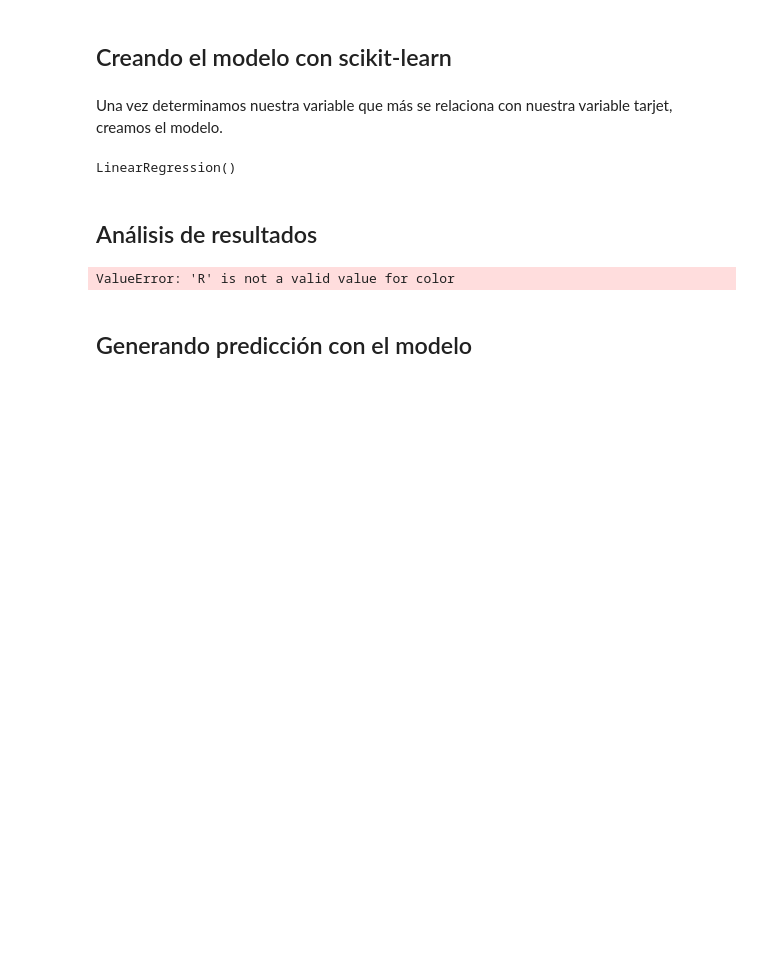
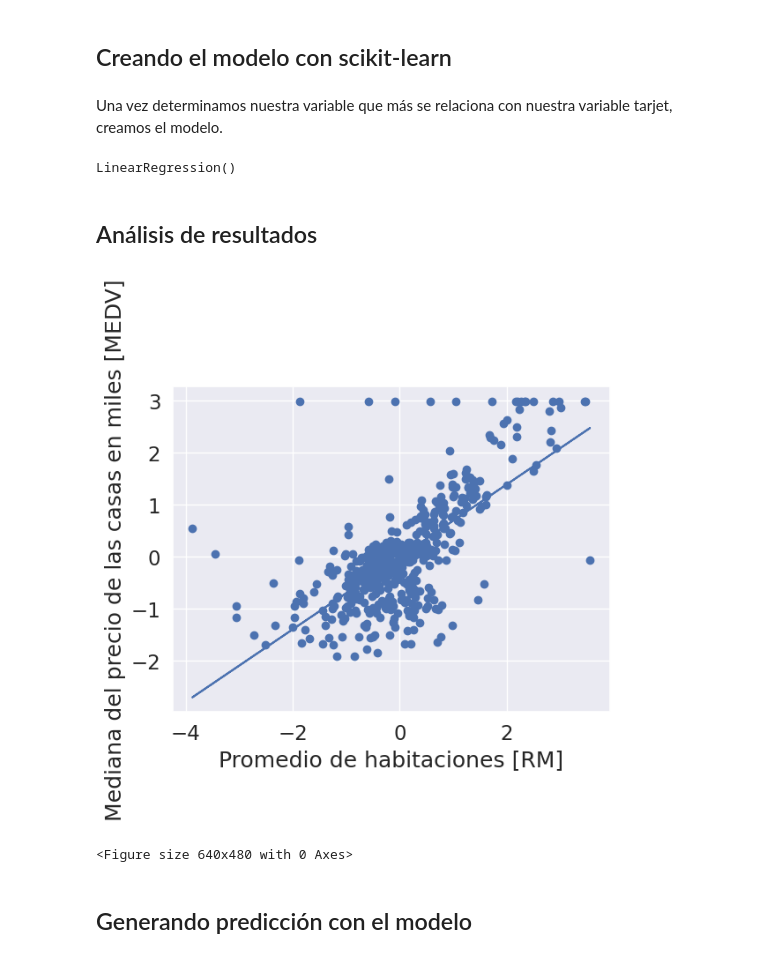
Before and after one commit to adolfo85/regresionlineal, a Jupyter notebook: primera_regresion_lineal_755953b4-3c16-42de-a9e3-78fe9742244f.ipynb, the cells around one changed output. Cells and saved outputs as stored; diff of their text form; code cells hidden in the pictures; blank space fills up the shorter version.

```diff
--- a/primera_regresion_lineal_755953b4-3c16-42de-a9e3-78fe9742244f.ipynb
+++ b/primera_regresion_lineal_755953b4-3c16-42de-a9e3-78fe9742244f.ipynb
@@ -79,11 +82,14 @@ LinearRegression()
 ## Análisis de resultados
 # %%
 plt.scatter(X_std,y_std)
-plt.plot(X_std,slr.predict(X_std), color='R')
+plt.plot(X_std,slr.predict(X_std), color='b')
 plt.ylabel("Mediana del precio de las casas en miles [MEDV]")
 plt.xlabel("Promedio de habitaciones [RM]")
+plt.figure()
+plt.show()
 # %% [output]
+[figure, added]
-ValueError: 'R' is not a valid value for color
+<Figure size 640x480 with 0 Axes>
 # %% [markdown]
 ## Generando predicción con el modelo
 # %%
```
Also changed, not shown: parts of 5 cells of this notebook.
